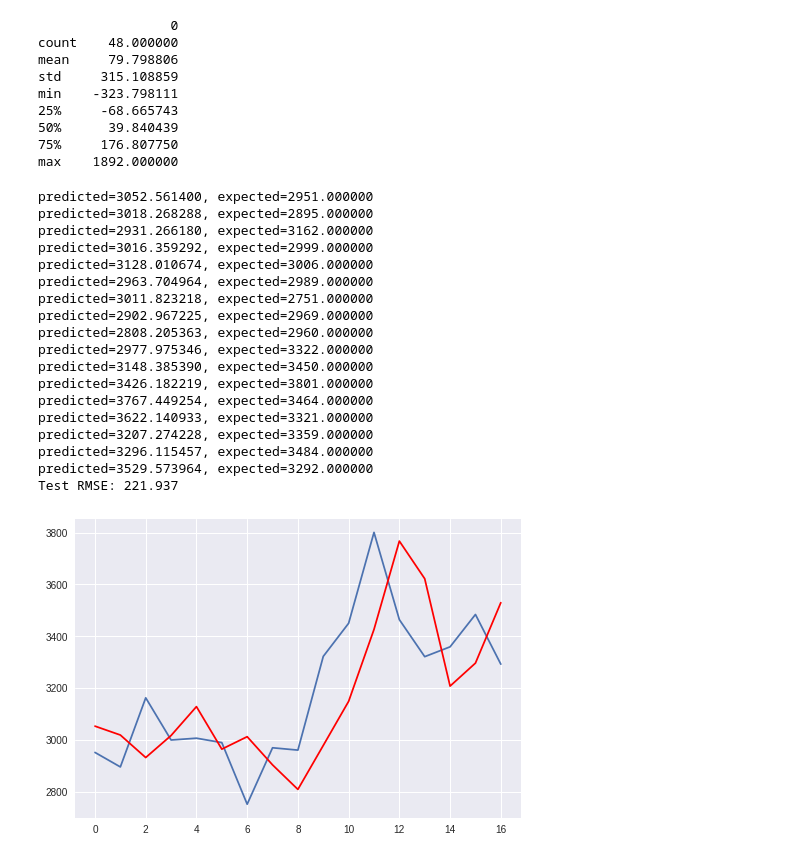
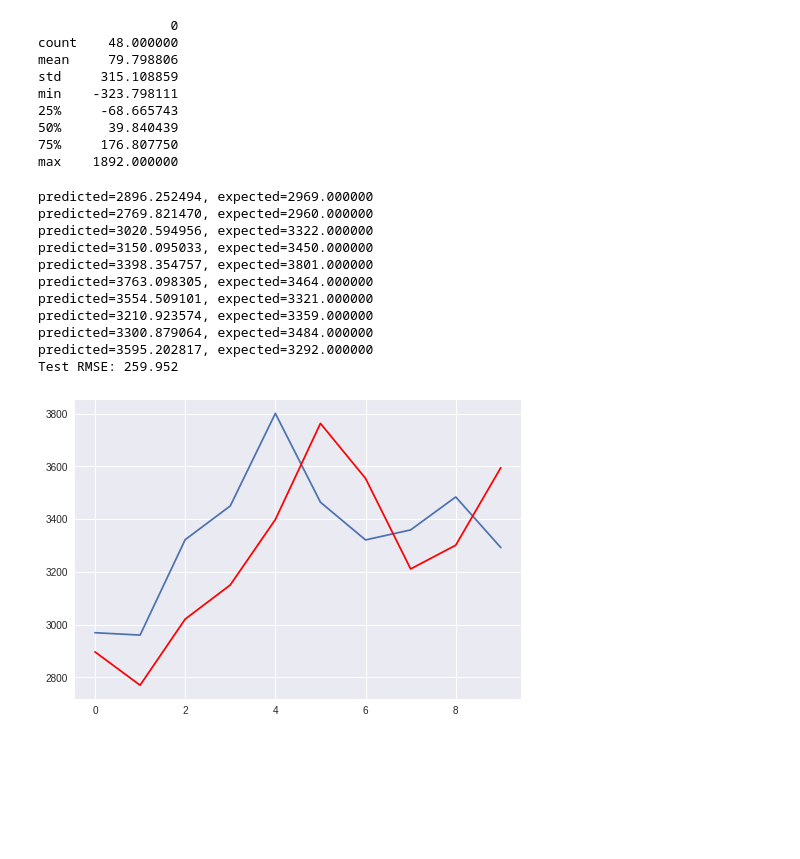
Before and after one commit to Dazai1623818/Datachallenge-2, a Jupyter notebook: Arima.ipynb, the cells around one changed output. Drawn from its saved outputs; the diff is of its cells as text; code cells hidden in the pictures; blank space fills up the shorter version.

Commit message:
added new model

```diff
--- a/Arima.ipynb
+++ b/Arima.ipynb
@@ -72,50 +72,43 @@ max    1892.000000
 # %%
 from sklearn.metrics import mean_squared_error
 # df_arima.index = df_arima.index.to_period('M')
 
 # split into train and test sets
 X = df_arima.values
-size = int(len(X) * 0.66)
+size = int(len(X) * 0.8)
 train, test = X[0:size], X[size:len(X)]
 history = [x for x in train]
 predictions = list()
 
 # walk-forward validation
 for t in range(len(test)):
-	model = ARIMA(history, order=(5,1,0))
+	model = ARIMA(history, order=(8,1,0))
 	model_fit = model.fit()
 	output = model_fit.forecast()
 	yhat = output[0]
 	predictions.append(yhat)
 	obs = test[t]
 	history.append(obs)
 	print('predicted=%f, expected=%f' % (yhat, obs))
 
 # evaluate forecasts
 rmse = np.sqrt(mean_squared_error(test, predictions))
 print('Test RMSE: %.3f' % rmse)
 
 # plot forecasts against actual outcomes
 pyplot.plot(test)
 pyplot.plot(predictions, color='red')
 pyplot.show()
 # %% [output]
-predicted=3052.561400, expected=2951.000000
-predicted=3018.268288, expected=2895.000000
-predicted=2931.266180, expected=3162.000000
-predicted=3016.359292, expected=2999.000000
-predicted=3128.010674, expected=3006.000000
-predicted=2963.704964, expected=2989.000000
-predicted=3011.823218, expected=2751.000000
-predicted=2902.967225, expected=2969.000000
-predicted=2808.205363, expected=2960.000000
-predicted=2977.975346, expected=3322.000000
-predicted=3148.385390, expected=3450.000000
-predicted=3426.182219, expected=3801.000000
-predicted=3767.449254, expected=3464.000000
-predicted=3622.140933, expected=3321.000000
-predicted=3207.274228, expected=3359.000000
-predicted=3296.115457, expected=3484.000000
-predicted=3529.573964, expected=3292.000000
-Test RMSE: 221.937
+predicted=2896.252494, expected=2969.000000
+predicted=2769.821470, expected=2960.000000
+predicted=3020.594956, expected=3322.000000
+predicted=3150.095033, expected=3450.000000
+predicted=3398.354757, expected=3801.000000
+predicted=3763.098305, expected=3464.000000
+predicted=3554.509101, expected=3321.000000
+predicted=3210.923574, expected=3359.000000
+predicted=3300.879064, expected=3484.000000
+predicted=3595.202817, expected=3292.000000
+Test RMSE: 259.952
-[figure, old version]
+[figure, new version]
```
Also changed, not shown: parts of 1 cell of this notebook, 2 other files.
